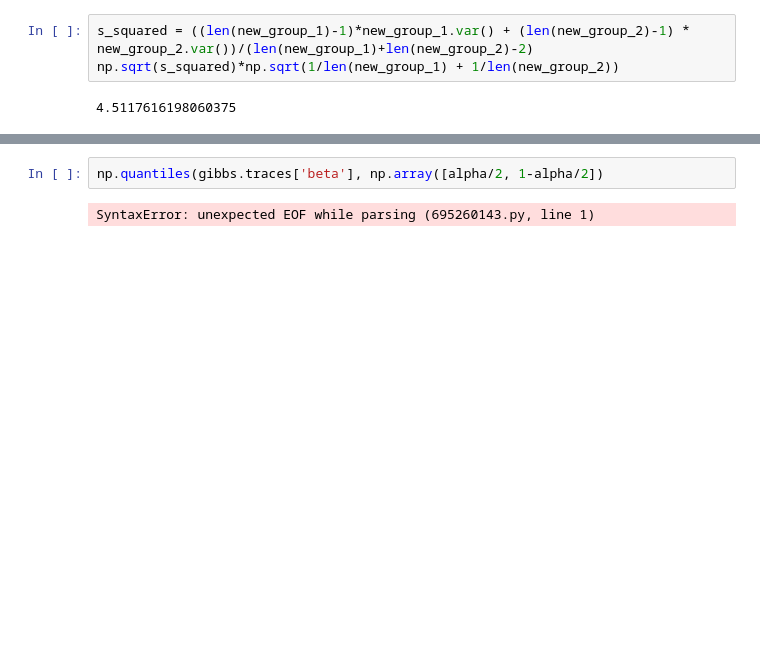
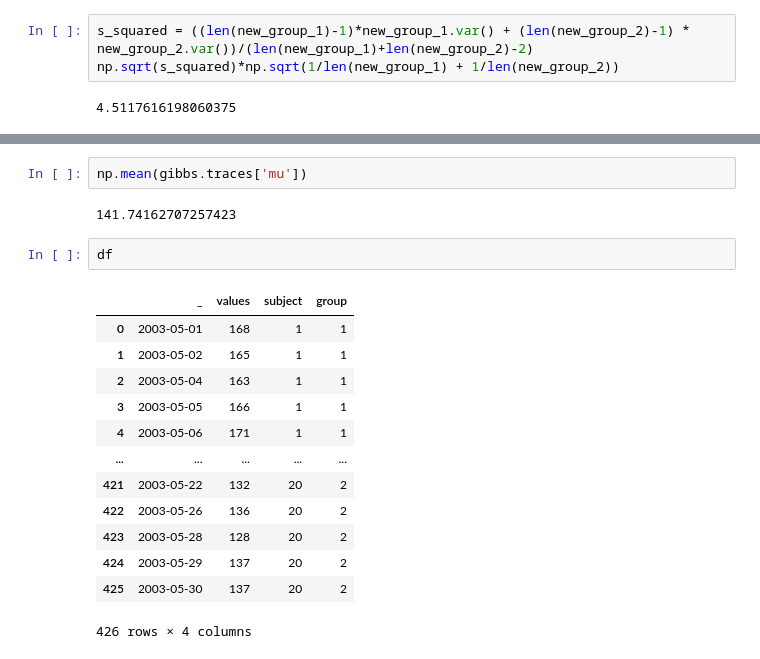
Before and after one commit to JulietteFranque/SDS383D_JF, a Jupyter notebook: exercises-04/notebooks/blood_pressure.ipynb, the cells around one changed output, grey strips where cells are left out. Cells and saved outputs as stored; diff of their text form; blank space fills up the shorter version.

```diff
--- a/exercises-04/notebooks/blood_pressure.ipynb
+++ b/exercises-04/notebooks/blood_pressure.ipynb
@@ -63,5 +63,21 @@ gibbs.plot_all_posteriors()
 <Figure size 432x288 with 0 Axes>
 # %%
-np.quantiles(gibbs.traces['beta'], np.array([alpha/2, 1-alpha/2])
+np.mean(gibbs.traces['mu'])
 # %% [output]
-SyntaxError: unexpected EOF while parsing (695260143.py, line 1)
+141.74162707257423
+# %%
+df
+# %% [output]
+|  | _ | values | subject | group |
+| 0 | 2003-05-01 | 168 | 1 | 1 |
+| 1 | 2003-05-02 | 165 | 1 | 1 |
+| 2 | 2003-05-04 | 163 | 1 | 1 |
+| 3 | 2003-05-05 | 166 | 1 | 1 |
+| 4 | 2003-05-06 | 171 | 1 | 1 |
+| ... | ... | ... | ... | ... |
+| 421 | 2003-05-22 | 132 | 20 | 2 |
+| 422 | 2003-05-26 | 136 | 20 | 2 |
+| 423 | 2003-05-28 | 128 | 20 | 2 |
+| 424 | 2003-05-29 | 137 | 20 | 2 |
+| 425 | 2003-05-30 | 137 | 20 | 2 |
+426 rows × 4 columns
```
Also changed, not shown: parts of 1 cell of this notebook, 4 other files.
